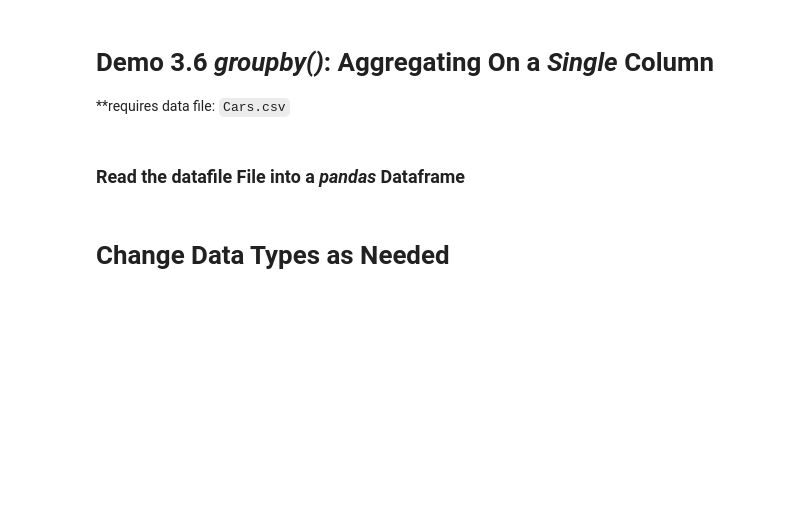
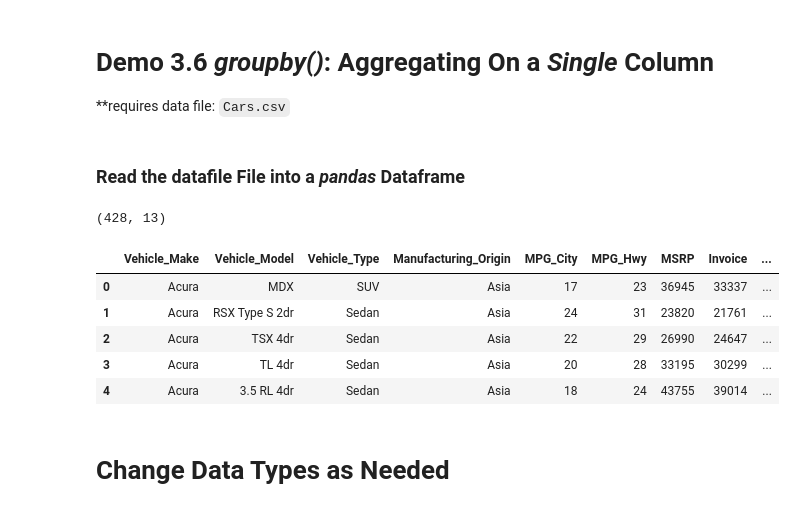
Before and after one commit to brownieboi3128/CIS_340, a Jupyter notebook: 3/3.6/Demo3.6Groupby_OneCol.ipynb, the cells around one changed output. Drawn from its saved outputs; the diff is of its cells as text; code cells hidden in the pictures; blank space fills up the shorter version.

```diff
--- a/3/3.6/Demo3.6Groupby_OneCol.ipynb
+++ b/3/3.6/Demo3.6Groupby_OneCol.ipynb
@@ -8,10 +8,18 @@ import pandas as pd
 # %% [markdown]
 ### Read the datafile File into a *pandas* Dataframe
 # %%
-df = pd.read_csv('Data/Cars.csv')
+df = pd.read_csv('Cars.csv')
 
 print(df.shape)
-df.head(2)
+df.head()
+# %% [output]
+(428, 13)
+|  | Vehicle_Make | Vehicle_Model | Vehicle_Type | Manufacturing_Origin | MPG_City | MPG_Hwy | MSRP | Invoice | ... |
+| 0 | Acura | MDX | SUV | Asia | 17 | 23 | 36945 | 33337 | ... |
+| 1 | Acura | RSX Type S 2dr | Sedan | Asia | 24 | 31 | 23820 | 21761 | ... |
+| 2 | Acura | TSX 4dr | Sedan | Asia | 22 | 29 | 26990 | 24647 | ... |
+| 3 | Acura | TL 4dr | Sedan | Asia | 20 | 28 | 33195 | 30299 | ... |
+| 4 | Acura | 3.5 RL 4dr | Sedan | Asia | 18 | 24 | 43755 | 39014 | ... |
 # %% [markdown]
 # Change Data Types as Needed
 # %%
```
Also changed, not shown: parts of 12 cells of this notebook.
